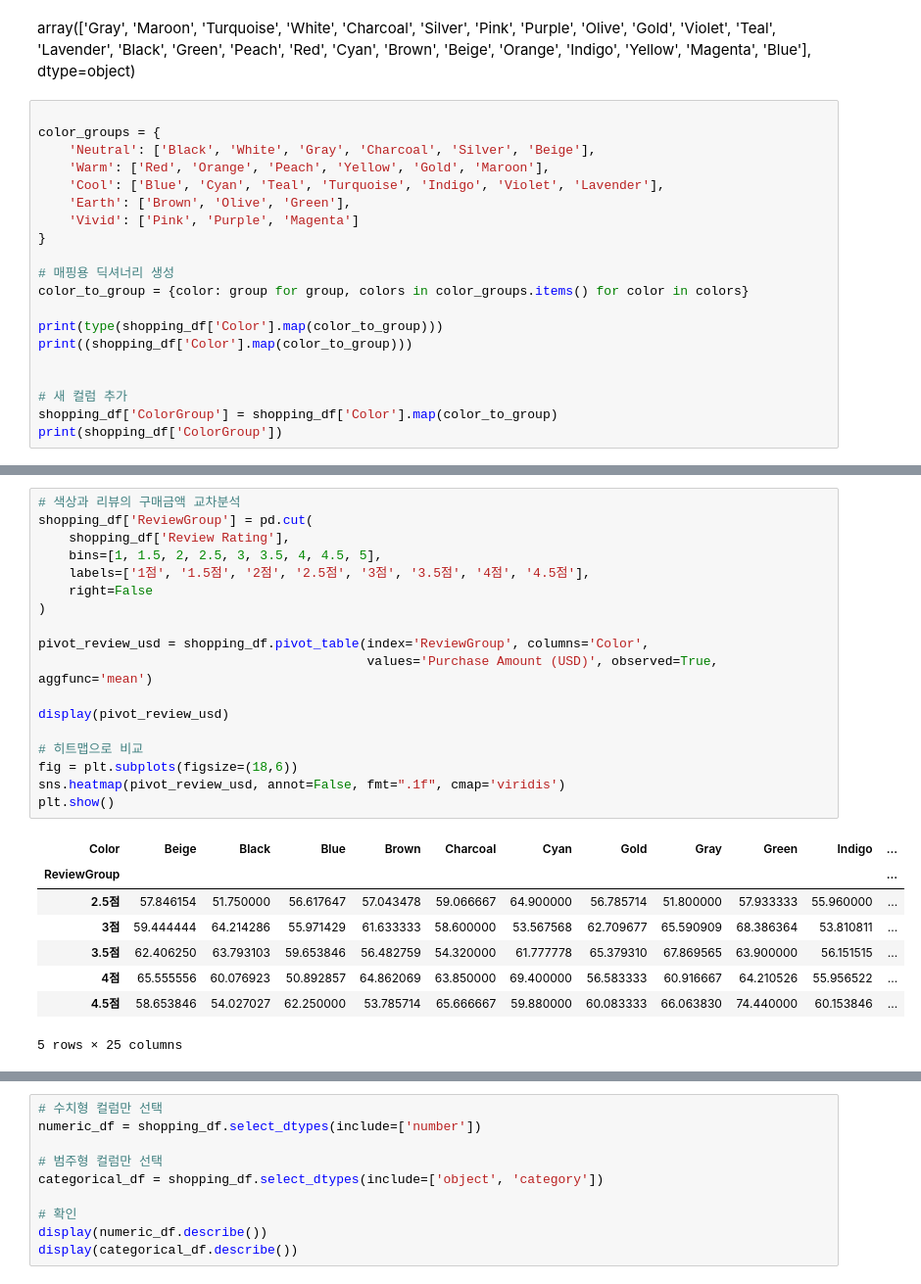
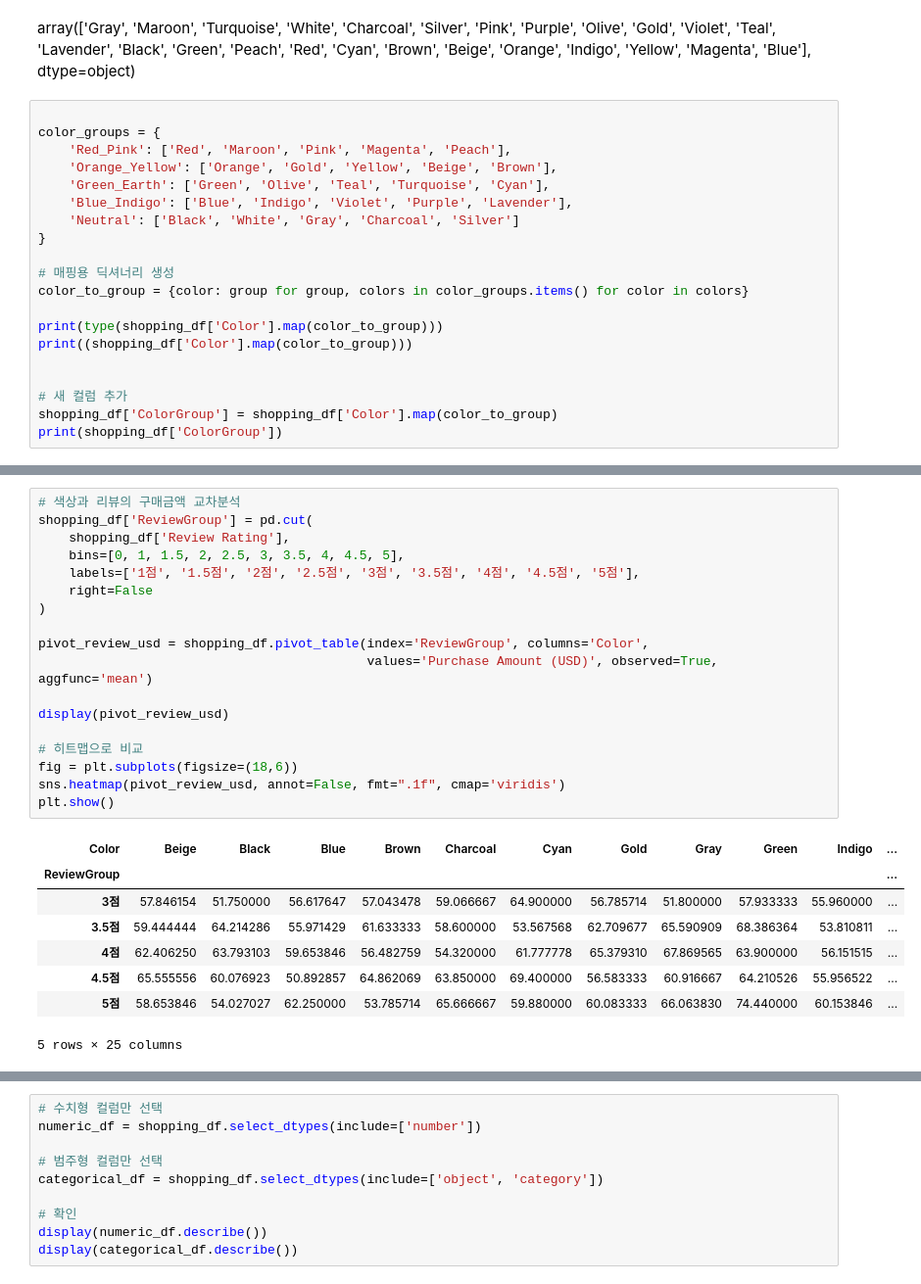
Before and after one commit to jr-2-team/shopping-data-analysis, a Jupyter notebook: HJH.ipynb, the cells around one changed output, grey strips where cells are left out. Shown at 98% size. Drawn from its saved outputs; the diff is of its cells as text.

```diff
--- a/HJH.ipynb
+++ b/HJH.ipynb
@@ -324,11 +333,11 @@ array(['Gray', 'Maroon', 'Turquoise', 'White', 'Charcoal', 'Silver',
 # %%
 
 color_groups = {
-    'Neutral': ['Black', 'White', 'Gray', 'Charcoal', 'Silver', 'Beige'],
-    'Warm': ['Red', 'Orange', 'Peach', 'Yellow', 'Gold', 'Maroon'],
-    'Cool': ['Blue', 'Cyan', 'Teal', 'Turquoise', 'Indigo', 'Violet', 'Lavender'],
-    'Earth': ['Brown', 'Olive', 'Green'],
-    'Vivid': ['Pink', 'Purple', 'Magenta']
+    'Red_Pink': ['Red', 'Maroon', 'Pink', 'Magenta', 'Peach'],
+    'Orange_Yellow': ['Orange', 'Gold', 'Yellow', 'Beige', 'Brown'],
+    'Green_Earth': ['Green', 'Olive', 'Teal', 'Turquoise', 'Cyan'],
+    'Blue_Indigo': ['Blue', 'Indigo', 'Violet', 'Purple', 'Lavender'],
+    'Neutral': ['Black', 'White', 'Gray', 'Charcoal', 'Silver']
 }
 
 # 매핑용 딕셔너리 생성
@@ -419,29 +424,29 @@ Name: count, dtype: int64
 # %%
 # 색상과 리뷰의 구매금액 교차분석
 shopping_df['ReviewGroup'] = pd.cut(
     shopping_df['Review Rating'],
-    bins=[1, 1.5, 2, 2.5, 3, 3.5, 4, 4.5, 5],
-    labels=['1점', '1.5점', '2점', '2.5점', '3점', '3.5점', '4점', '4.5점'],
+    bins=[0, 1, 1.5, 2, 2.5, 3, 3.5, 4, 4.5, 5],
+    labels=['1점', '1.5점', '2점', '2.5점', '3점', '3.5점', '4점', '4.5점', '5점'],
     right=False
 )
 
 pivot_review_usd = shopping_df.pivot_table(index='ReviewGroup', columns='Color',
                                            values='Purchase Amount (USD)', observed=True, aggfunc='mean')
 
 display(pivot_review_usd)
 
 # 히트맵으로 비교
 fig = plt.subplots(figsize=(18,6))
 sns.heatmap(pivot_review_usd, annot=False, fmt=".1f", cmap='viridis')
 plt.show()
 # %% [output]
 | Color | Beige | Black | Blue | Brown | Charcoal | Cyan | Gold | Gray | Green | Indigo | ... |
 | ReviewGroup |  |  |  |  |  |  |  |  |  |  | ... |
-| 2.5점 | 57.846154 | 51.750000 | 56.617647 | 57.043478 | 59.066667 | 64.900000 | 56.785714 | 51.800000 | 57.933333 | 55.960000 | ... |
-| 3점 | 59.444444 | 64.214286 | 55.971429 | 61.633333 | 58.600000 | 53.567568 | 62.709677 | 65.590909 | 68.386364 | 53.810811 | ... |
-| 3.5점 | 62.406250 | 63.793103 | 59.653846 | 56.482759 | 54.320000 | 61.777778 | 65.379310 | 67.869565 | 63.900000 | 56.151515 | ... |
-| 4점 | 65.555556 | 60.076923 | 50.892857 | 64.862069 | 63.850000 | 69.400000 | 56.583333 | 60.916667 | 64.210526 | 55.956522 | ... |
-| 4.5점 | 58.653846 | 54.027027 | 62.250000 | 53.785714 | 65.666667 | 59.880000 | 60.083333 | 66.063830 | 74.440000 | 60.153846 | ... |
+| 3점 | 57.846154 | 51.750000 | 56.617647 | 57.043478 | 59.066667 | 64.900000 | 56.785714 | 51.800000 | 57.933333 | 55.960000 | ... |
+| 3.5점 | 59.444444 | 64.214286 | 55.971429 | 61.633333 | 58.600000 | 53.567568 | 62.709677 | 65.590909 | 68.386364 | 53.810811 | ... |
+| 4점 | 62.406250 | 63.793103 | 59.653846 | 56.482759 | 54.320000 | 61.777778 | 65.379310 | 67.869565 | 63.900000 | 56.151515 | ... |
+| 4.5점 | 65.555556 | 60.076923 | 50.892857 | 64.862069 | 63.850000 | 69.400000 | 56.583333 | 60.916667 | 64.210526 | 55.956522 | ... |
+| 5점 | 58.653846 | 54.027027 | 62.250000 | 53.785714 | 65.666667 | 59.880000 | 60.083333 | 66.063830 | 74.440000 | 60.153846 | ... |
 5 rows × 25 columns
 [figure]
 # %%
```
Also changed, not shown: parts of 11 cells of this notebook, 1 other file.
